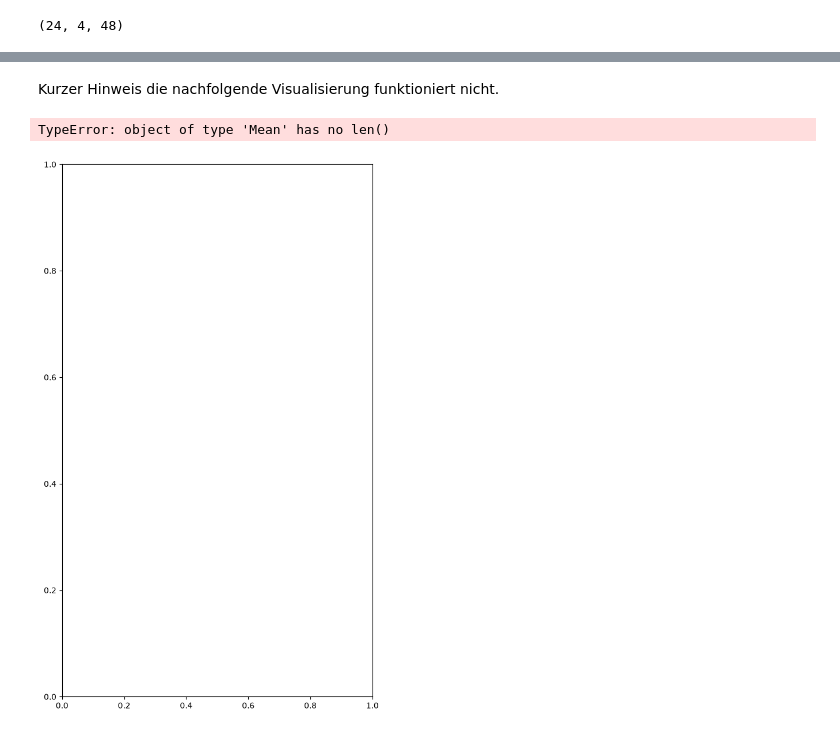
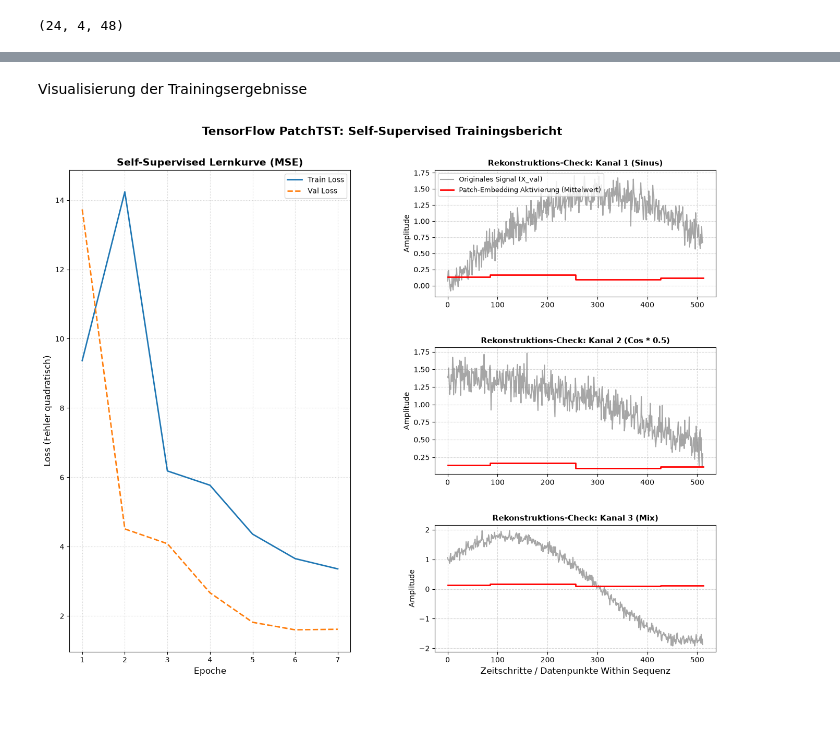
Before and after one commit to ia13400/AI_for_Business_Prognosis, a Jupyter notebook: PatchTST/PatchTST_Implementierung.ipynb, the cells around one changed output, grey strips where cells are left out. Saved outputs shown, nothing was run; the diff lists cells and outputs as text; code cells hidden in the pictures.

```diff
--- a/PatchTST/PatchTST_Implementierung.ipynb
+++ b/PatchTST/PatchTST_Implementierung.ipynb
@@ -882,5 +877,5 @@ Daher wurde ein eigner Trainings Loop geschrieben.
 # %% [markdown]
-Kurzer Hinweis die nachfolgende Visualisierung funktioniert nicht.
+Visualisierung der Trainingsergebnisse
 # %%
 import matplotlib.pyplot as plt
 import numpy as np
@@ -940,33 +935,32 @@ def visualize_self_supervised_results(train_losses, val_losses, X_val, model, sa
                         label="Originales Signal (X_val)", color="gray", alpha=0.7, linewidth=1.5)
 
             # Prüfen, ob das Modell die Zeitreihe direkt rekonstruiert hat (gleiches Shape)
             if reconstructed_shape == X_val.shape:
                 ax_ch.plot(time_axis, reconstructions[sample_idx, :, ch],
                             label="Modell Rekonstruktion", color=colors[ch], linestyle="-.", linewidth=2)
             else:
                 # Falls das Modell komprimierte Patches (Embeddings) ausgibt (z.B. Shape [16, 4, 48]):
                 # Visualisieren wir die Aktivierung über die Zeitachse als Bar/Stufen, da kein direkter 1:1 Plot möglich ist
                 patch_time = np.linspace(0, X_val.shape[1], reconstructed_shape[1])
                 mean_embedding_activation = np.mean(reconstructions[sample_idx, :, :], axis=-1)
                 ax_ch.step(patch_time, mean_embedding_activation, where="mid",
                            label="Patch-Embedding Aktivierung (Mittelwert)", color="red", linewidth=2)
 
             ax_ch.set_title(f"Rekonstruktions-Check: {channel_names[ch]}", fontsize=11, fontweight="bold")
             ax_ch.set_ylabel("Amplitude", fontsize=10)
             ax_ch.grid(True, linestyle="--", alpha=0.5)
 
             if ch == 0:
                 ax_ch.legend(loc="upper left", fontsize=9)
 
         # X-Achsenbeschriftung nur für den untersten Kanal-Plot
         ax_ch.set_xlabel("Zeitschritte / Datenpunkte Within Sequenz", fontsize=12)
 
         plt.suptitle("TensorFlow PatchTST: Self-Supervised Trainingsbericht", fontsize=16, fontweight="bold", y=0.95)
         plt.show()
 
 # --- VISUALISIERUNG STARTEN ---
 # Rufe die Funktion nach deinem Training auf (setze sample_idx auf ein beliebiges Sample von 0-15)
-visualize_self_supervised_results(train_loss_avg, val_loss_avg, X_val, modelSelfSupervised, sample_idx=0)
+visualize_self_supervised_results(train_losses, val_losses, X_val, modelSelfSupervised, sample_idx=0)
 # %% [output]
-TypeError: object of type 'Mean' has no len()
-[figure, old version]
+[figure, new version]
```
Also changed, not shown: parts of 18 cells of this notebook.
